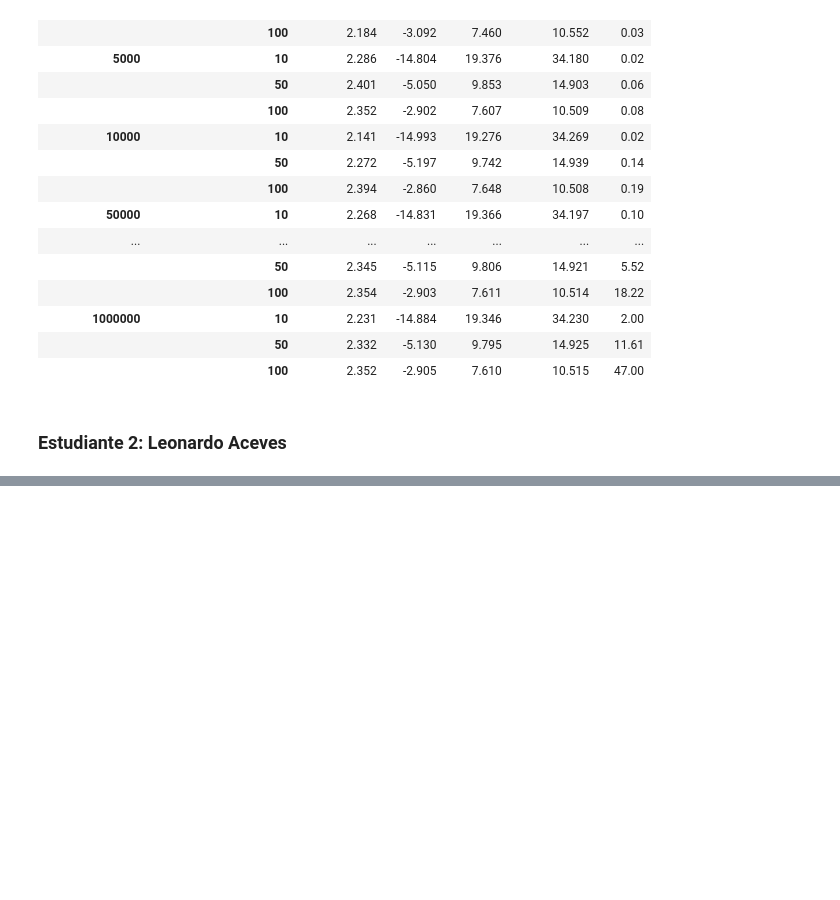
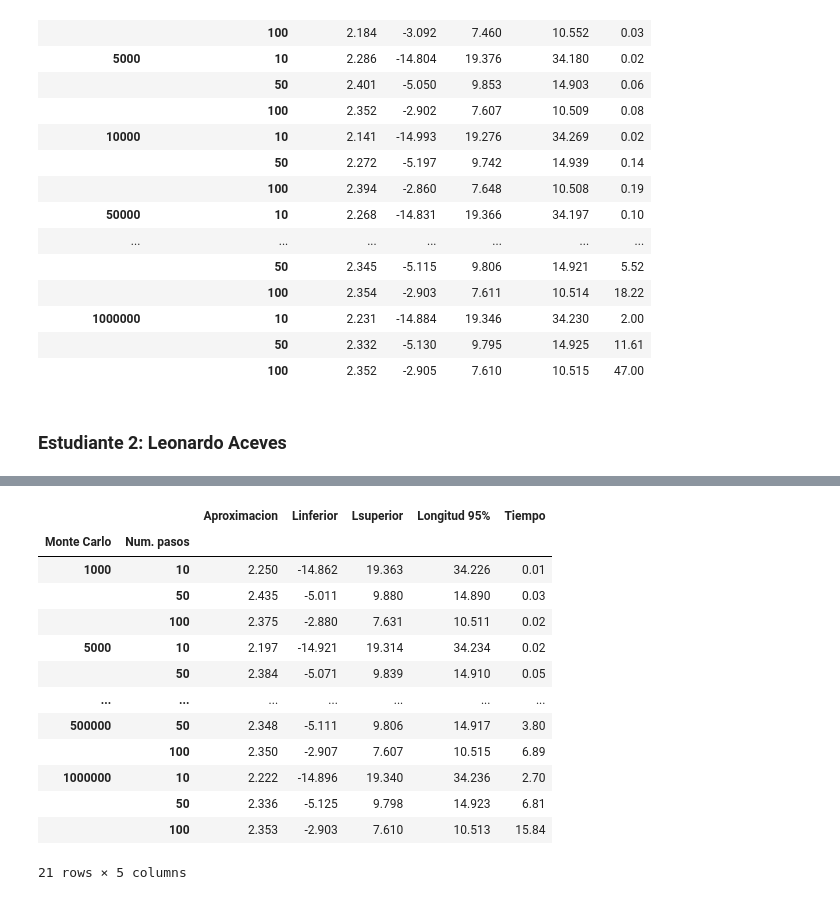
Before and after one commit to feramdor/Tarea9-10_Amdor_Aceves, a Jupyter notebook: Tarea9.ipynb, the cells around one changed output, grey strips where cells are left out. Drawn from its saved outputs; the diff is of its cells as text; code cells hidden in the pictures; blank space fills up the shorter version.

```diff
--- a/Tarea9.ipynb
+++ b/Tarea9.ipynb
@@ -283,0 +349,24 @@ tabla_put
+# %%
+tabla_put = pd.DataFrame(index = indx, columns = ['Aproximacion','Linferior','Lsuperior','Longitud 95%','Tiempo'])
+tabla_put.index.names = (['Monte Carlo','Num. pasos'])
+tabla_put['Aproximacion'] = put_aprox
+tabla_put['Linferior'] = lim_inf_p
+tabla_put['Lsuperior'] = lim_sup_p
+tabla_put['Longitud 95%'] = rango
+tabla_put['Tiempo'] = np.round(tiempos_put,2)
+tabla_put
+# %% [output]
+|  |  | Aproximacion | Linferior | Lsuperior | Longitud 95% | Tiempo |
+| Monte Carlo | Num. pasos |  |  |  |  |  |
+| 1000 | 10 | 2.250 | -14.862 | 19.363 | 34.226 | 0.01 |
+|  | 50 | 2.435 | -5.011 | 9.880 | 14.890 | 0.03 |
+|  | 100 | 2.375 | -2.880 | 7.631 | 10.511 | 0.02 |
+| 5000 | 10 | 2.197 | -14.921 | 19.314 | 34.234 | 0.02 |
+|  | 50 | 2.384 | -5.071 | 9.839 | 14.910 | 0.05 |
+| ... | ... | ... | ... | ... | ... | ... |
+| 500000 | 50 | 2.348 | -5.111 | 9.806 | 14.917 | 3.80 |
+|  | 100 | 2.350 | -2.907 | 7.607 | 10.515 | 6.89 |
+| 1000000 | 10 | 2.222 | -14.896 | 19.340 | 34.236 | 2.70 |
+|  | 50 | 2.336 | -5.125 | 9.798 | 14.923 | 6.81 |
+|  | 100 | 2.353 | -2.903 | 7.610 | 10.513 | 15.84 |
+21 rows × 5 columns
```
Also changed, not shown: parts of 7 cells of this notebook.
